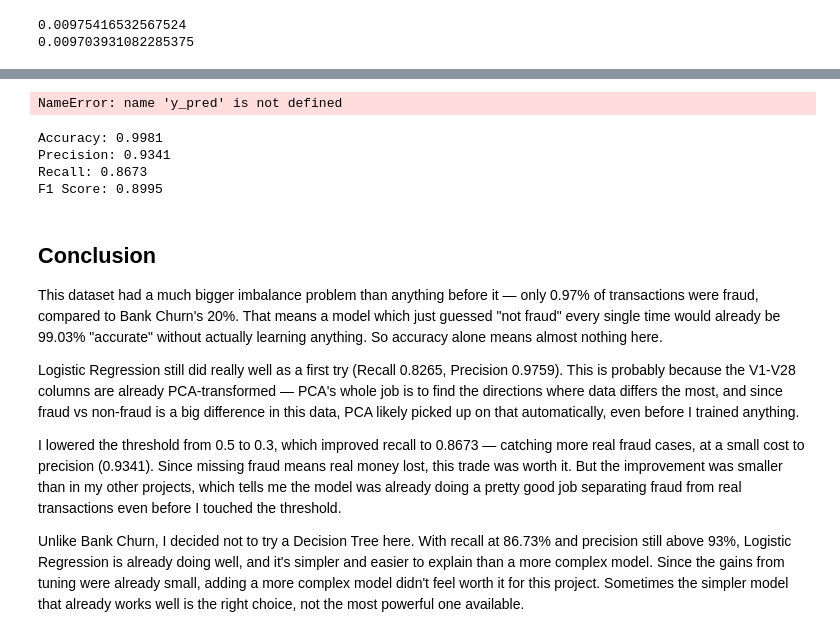
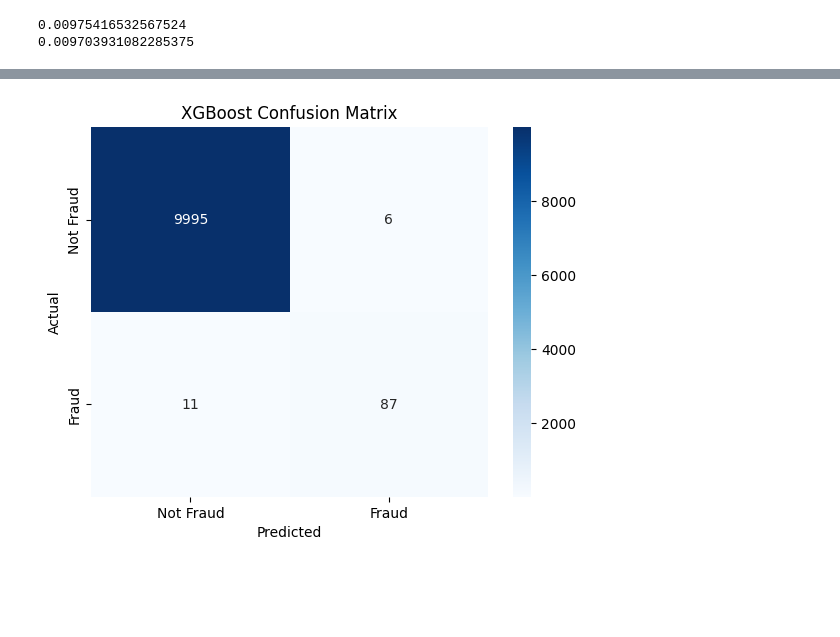
Before and after one commit to riddhikale/ml-portfolio, a Jupyter notebook: Classification/credit_card_fraud.ipynb, the cells around one changed output, grey strips where cells are left out. Drawn from its saved outputs; the diff is of its cells as text; code cells hidden in the pictures; blank space fills up the shorter version.

Commit message:
plot XGBoost confusion matrix heatmap

```diff
--- a/Classification/credit_card_fraud.ipynb
+++ b/Classification/credit_card_fraud.ipynb
@@ -146,14 +129,0 @@ F1: 0.9119
-# %%
-from sklearn.metrics import accuracy_score, precision_score, recall_score, f1_score
-
-accuracy = accuracy_score(y_test, y_pred)
-precision = precision_score(y_test, y_pred)
-recall = recall_score(y_test, y_pred)
-f1 = f1_score(y_test, y_pred)
-
-print(f"Accuracy: {accuracy:.4f}")
-print(f"Precision: {precision:.4f}")
-print(f"Recall: {recall:.4f}")
-print(f"F1 Score: {f1:.4f}")
-# %% [output]
-NameError: name 'y_pred' is not defined
@@ -165,44 +130,14 @@ y_pred_custom = (y_pred_proba[:, 1] >= threshold).astype(int)
-# %%
-accuracy_custom = accuracy_score(y_test, y_pred_custom)
-precision_custom = precision_score(y_test, y_pred_custom)
-recall_custom = recall_score(y_test, y_pred_custom)
-f1_custom = f1_score(y_test, y_pred_custom)
-
-print(f"Accuracy: {accuracy_custom:.4f}")
-print(f"Precision: {precision_custom:.4f}")
-print(f"Recall: {recall_custom:.4f}")
-print(f"F1 Score: {f1_custom:.4f}")
-# %% [output]
-Accuracy: 0.9981
-Precision: 0.9341
-Recall: 0.8673
-F1 Score: 0.8995
-# %% [markdown]
-## Conclusion
-
-This dataset had a much bigger imbalance problem than anything before it —
-only 0.97% of transactions were fraud, compared to Bank Churn's 20%. That
-means a model which just guessed "not fraud" every single time would already
-be 99.03% "accurate" without actually learning anything. So accuracy alone
-means almost nothing here.
-
-Logistic Regression still did really well as a first try (Recall 0.8265,
-Precision 0.9759). This is probably because the V1-V28 columns are already
-PCA-transformed — PCA's whole job is to find the directions where data
-differs the most, and since fraud vs non-fraud is a big difference in this
-data, PCA likely picked up on that automatically, even before I trained
-anything.
-
-I lowered the threshold from 0.5 to 0.3, which improved recall to 0.8673 —
-catching more real fraud cases, at a small cost to precision (0.9341). Since
-missing fraud means real money lost, this trade was worth it. But the
-improvement was smaller than in my other projects, which tells me the model
-was already doing a pretty good job separating fraud from real transactions
-even before I touched the threshold.
-
-Unlike Bank Churn, I decided not to try a Decision Tree here. With recall at
-86.73% and precision still above 93%, Logistic Regression is already doing
-well, and it's simpler and easier to explain than a more complex model. Since
-the gains from tuning were already small, adding a more complex model didn't
-feel worth it for this project. Sometimes the simpler model that already
-works well is the right choice, not the most powerful one available.
+# %%
+from sklearn.metrics import confusion_matrix
+from sklearn.model_selection import cross_val_score
+
+
+cm = confusion_matrix(y_test, y_pred_xgb)
+sns.heatmap(cm, annot=True, fmt='d', cmap='Blues',
+            xticklabels=['Not Fraud', 'Fraud'], yticklabels=['Not Fraud', 'Fraud'])
+plt.xlabel('Predicted')
+plt.ylabel('Actual')
+plt.title('XGBoost Confusion Matrix')
+plt.show()
+# %% [output]
+[figure, added]
```
Also changed, not shown: parts of 4 cells of this notebook.
